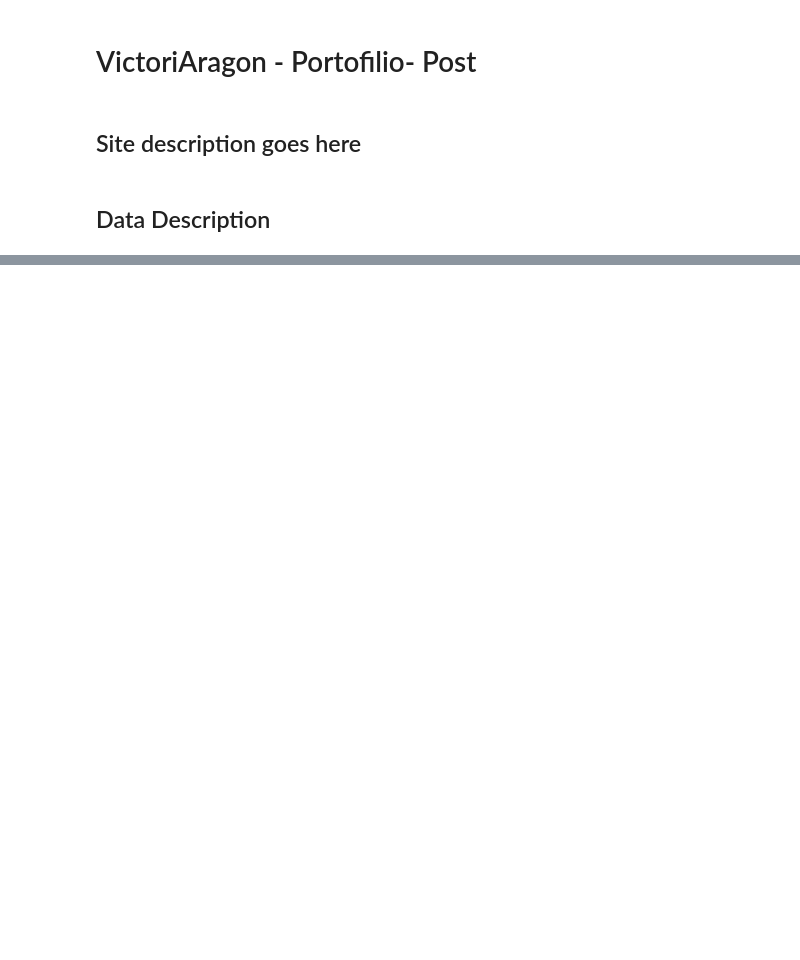
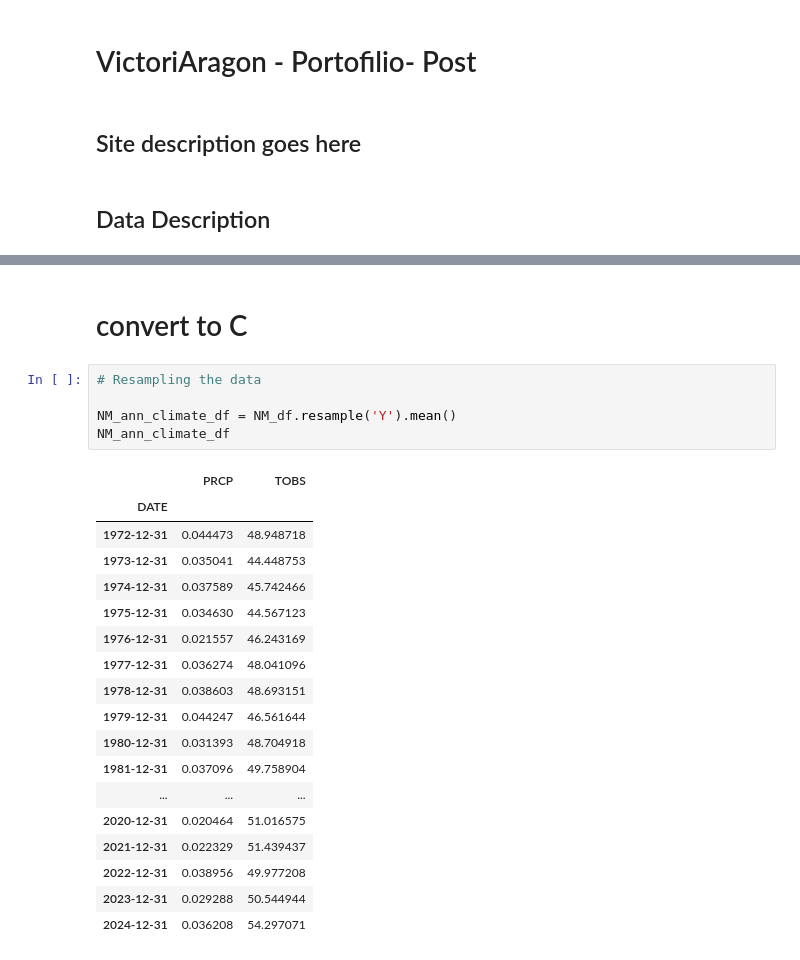
Before and after one commit to earthlab-education/climate-coding-challenge-VictoriAragon, a Jupyter notebook: VictoriAragon-portfolio-post.ipynb, the cells around one changed output, grey strips where cells are left out. Drawn from its saved outputs; the diff is of its cells as text; blank space fills up the shorter version.

```diff
--- a/VictoriAragon-portfolio-post.ipynb
+++ b/VictoriAragon-portfolio-post.ipynb
@@ -24,0 +43,26 @@ climate_df.TOBS.plot(ylabel="Temperature (F)")
+# %% [markdown]
+# convert to C
+# %%
+# Resampling the data
+
+NM_ann_climate_df = NM_df.resample('Y').mean()
+NM_ann_climate_df
+# %% [output]
+|  | PRCP | TOBS |
+| DATE |  |  |
+| 1972-12-31 | 0.044473 | 48.948718 |
+| 1973-12-31 | 0.035041 | 44.448753 |
+| 1974-12-31 | 0.037589 | 45.742466 |
+| 1975-12-31 | 0.034630 | 44.567123 |
+| 1976-12-31 | 0.021557 | 46.243169 |
+| 1977-12-31 | 0.036274 | 48.041096 |
+| 1978-12-31 | 0.038603 | 48.693151 |
+| 1979-12-31 | 0.044247 | 46.561644 |
+| 1980-12-31 | 0.031393 | 48.704918 |
+| 1981-12-31 | 0.037096 | 49.758904 |
+| ... | ... | ... |
+| 2020-12-31 | 0.020464 | 51.016575 |
+| 2021-12-31 | 0.022329 | 51.439437 |
+| 2022-12-31 | 0.038956 | 49.977208 |
+| 2023-12-31 | 0.029288 | 50.544944 |
+| 2024-12-31 | 0.036208 | 54.297071 |
```
Also changed, not shown: parts of 6 cells of this notebook.
